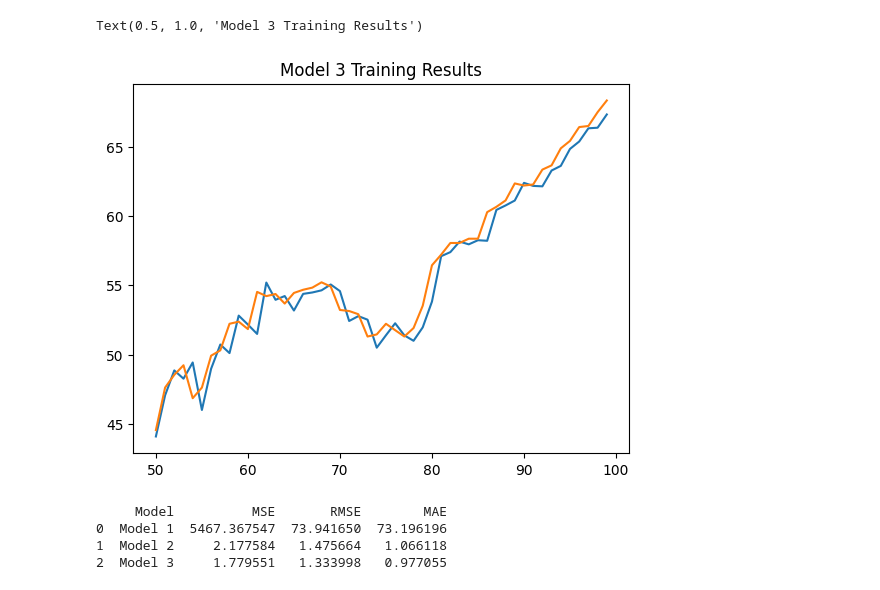
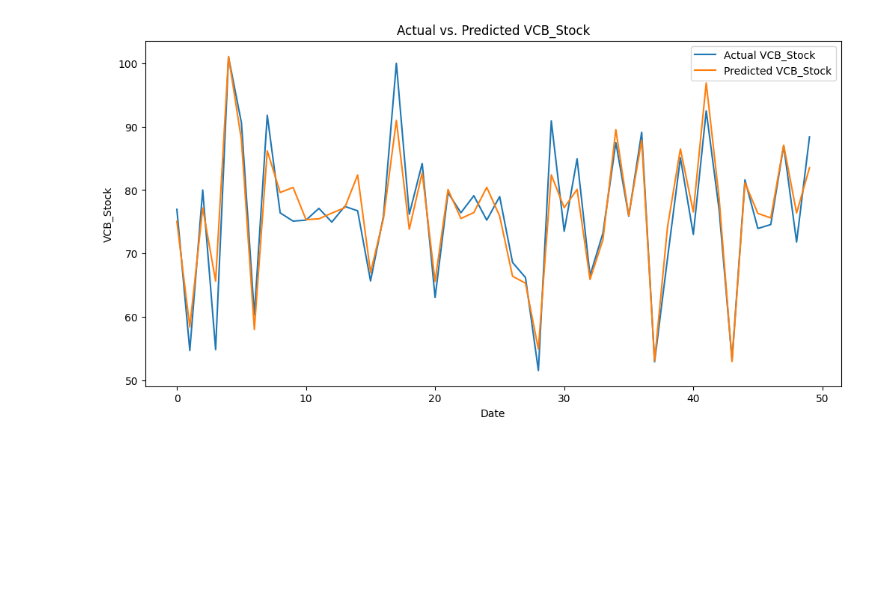
Before and after one commit to Kimthanh11/DataScraping, a Jupyter notebook: final/predictions.ipynb, the cells around one changed output. Drawn from its saved outputs; the diff is of its cells as text; code cells hidden in the pictures; blank space fills up the shorter version.

Commit message:
Update predictions LSTM multivariate

```diff
--- a/final/predictions.ipynb
+++ b/final/predictions.ipynb
@@ -152,0 +20,27 @@ Epoch 1000/1000
+# %%
+# Define the sequence length
+seq_length = 5
+
+X_seq, Y_seq = [], []
+
+# Generate sequences
+for i in range(len(X) - seq_length):
+    X_seq.append(X[i:i+seq_length])
+    Y_seq.append(Y[i+seq_length])
+
+X_seq = np.array(X_seq)
+Y_seq = np.array(Y_seq)
+# %%
+# Split the data into training and testing sets
+X_train, X_test, Y_train, Y_test = train_test_split(X_seq, Y_seq, test_size=0.4, random_state=42)
+# %%
+# Build the LSTM model
+model = keras.Sequential([
+    keras.layers.LSTM(50, activation='relu', input_shape=(seq_length, X.shape[1])),
+    keras.layers.Dense(1)
+])
+
+model.compile(optimizer='adam', loss='mean_squared_error')
+
+# Train the model
+model.fit(X_train, Y_train, epochs=1000, batch_size=64)
@@ -152,0 +66,7 @@ Epoch 1000/1000
+# %%
+# Evaluate the model on the test set
+Y_pred = model.predict(X_test)
+Y_test_1d = Y_test.reshape(-1)  # Reshape to a 1D array
+Y_pred_1d = Y_pred.reshape(-1)  # Reshape to a 1D array
+mse = mean_squared_error(Y_test_1d, Y_pred_1d)
+print(f"Mean Squared Error: {mse}")
@@ -284,7 +92,0 @@ train_results
-# %%
-plt.plot(train_results['Train Predictions'][50:100])
-plt.plot(train_results['Actuals'][50:100])
-plt.title("Model 3 Training Results")
-# %% [output]
-Text(0.5, 1.0, 'Model 3 Training Results')
-[figure, removed]
@@ -298,15 +93,12 @@ mae_list.append(mae)
-# %%
-# Creating a DataFrame to display metrics
-metrics_df = pd.DataFrame({
-    'Model': ['Model 1', 'Model 2', 'Model 3'],
-    'MSE': mse_list,
-    'RMSE': rmse_list,
-    'MAE': mae_list
-})
-
-print(metrics_df)
-# %% [output]
-     Model          MSE       RMSE        MAE
-0  Model 1  5467.367547  73.941650  73.196196
-1  Model 2     2.177584   1.475664   1.066118
-2  Model 3     1.779551   1.333998   0.977055
+# %%
+# Plot the predicted and actual VCB stock
+plt.figure(figsize=(12, 6))
+plt.plot(Y_test_1d[0:50], label="Actual VCB_Stock")
+plt.plot(Y_pred_1d[0:50], label="Predicted VCB_Stock")
+plt.legend()
+plt.xlabel("Date")
+plt.ylabel("VCB_Stock")
+plt.title("Actual vs. Predicted VCB_Stock")
+plt.show()
+# %% [output]
+[figure, added]
```
Also changed, not shown: parts of 24 cells of this notebook.
